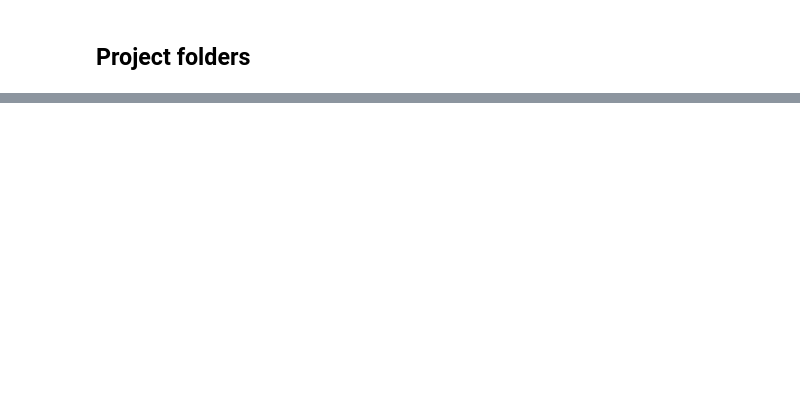
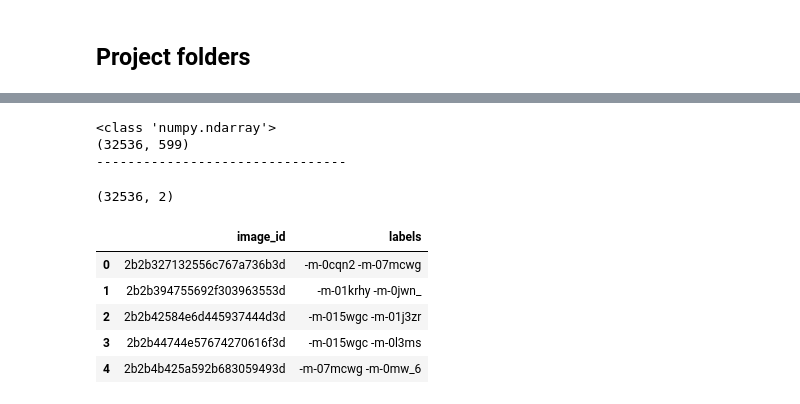
Before and after one commit to ruixu/kaggle-Inclusive-Images, a Jupyter notebook: 3. InceptionResNetV2_SE_Predict.ipynb, the cells around one changed output, grey strips where cells are left out. Saved outputs shown, nothing was run; the diff lists cells and outputs as text; code cells hidden in the pictures; blank space fills up the shorter version.

```diff
--- a/3. InceptionResNetV2_SE_Predict.ipynb
+++ b/3. InceptionResNetV2_SE_Predict.ipynb
@@ -124,0 +250,3 @@ print(tuning_labels_csv)
+# %%
+model = load_model(model_file)
+print(type(model))
@@ -124,0 +255,3 @@ print(tuning_labels_csv)
+# %%
+tag_info = pickle_load(tag_info_file)
+print(tag_info.keys())
@@ -124,0 +260,6 @@ print(tuning_labels_csv)
+# %%
+label2num = tag_info['train_class_indices']
+num2label = {}
+for key in label2num:
+    num2label[label2num[key]] = key
+print(num2label)
@@ -124,0 +268,3 @@ print(tuning_labels_csv)
+# %%
+test_result = model.predict_generator(test_generator, steps=test_steps, max_queue_size=batch_size, workers=1, use_multiprocessing=False, verbose=1)
+print(type(test_result), test_result.shape)
@@ -124,0 +288,40 @@ print(tuning_labels_csv)
+# %%
+def fetch_max(nparr, filenames, num2label):
+    nparr_sort = np.argsort(nparr)
+    print(type(nparr_sort))
+    print(nparr_sort.shape)
+
+    result_arr = []
+    temp_df = pd.DataFrame(columns=['image_id', 'labels'])
+    idx = 0
+    for i, item in enumerate(zip(filenames, nparr_sort, nparr)):
+#         if i > 3:
+#             break
+        image_id = item[0][5:-4]
+#         print(image_id)
+        labels = [num2label[label] for label in item[1][:2]]
+        temp_df.loc[idx] = (image_id, ' '.join(labels))
+        idx += 1
+        if idx == 1000:
+            print('-', end='')
+            result_arr.append(temp_df)
+            idx = 0
+            temp_df = pd.DataFrame(columns=['image_id', 'labels'])
+    result_arr.append(temp_df)
+    result_df = pd.concat(result_arr)
+    return result_df
+
+top_n_df = fetch_max(test_result, test_generator.filenames, num2label)
+display(top_n_df.shape)
+display(top_n_df.head())
+# %% [output]
+<class 'numpy.ndarray'>
+(32536, 599)
+--------------------------------
+(32536, 2)
+|  | image_id | labels |
+| 0 | 2b2b327132556c767a736b3d | -m-0cqn2 -m-07mcwg |
+| 1 | 2b2b394755692f303963553d | -m-01krhy -m-0jwn_ |
+| 2 | 2b2b42584e6d445937444d3d | -m-015wgc -m-01j3zr |
+| 3 | 2b2b44744e57674270616f3d | -m-015wgc -m-0l3ms |
+| 4 | 2b2b4b425a592b683059493d | -m-07mcwg -m-0mw_6 |
```
Also changed, not shown: parts of 26 cells of this notebook, 2 other files.
